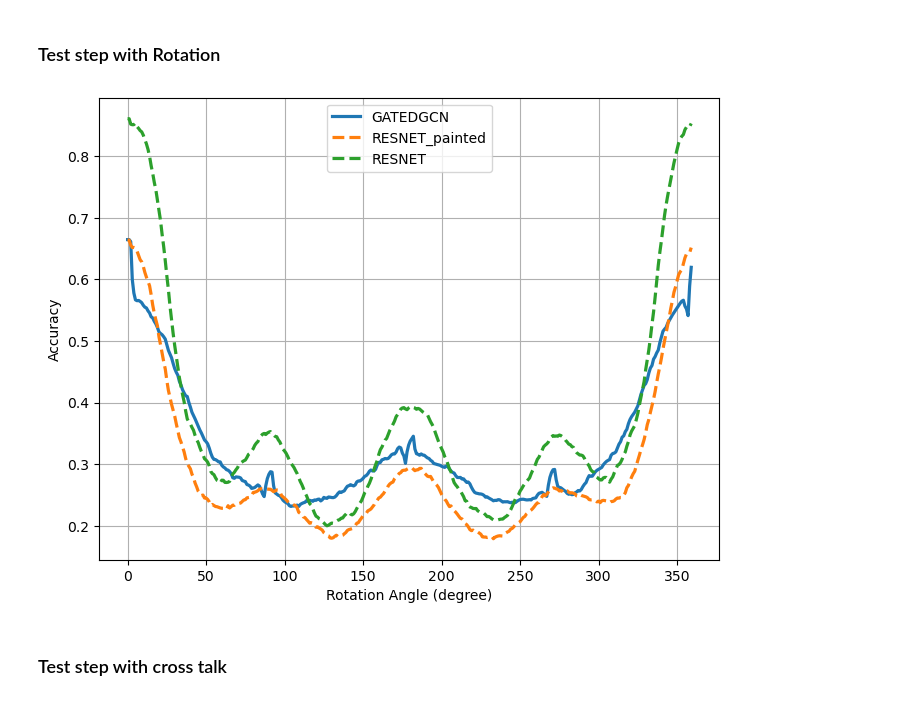
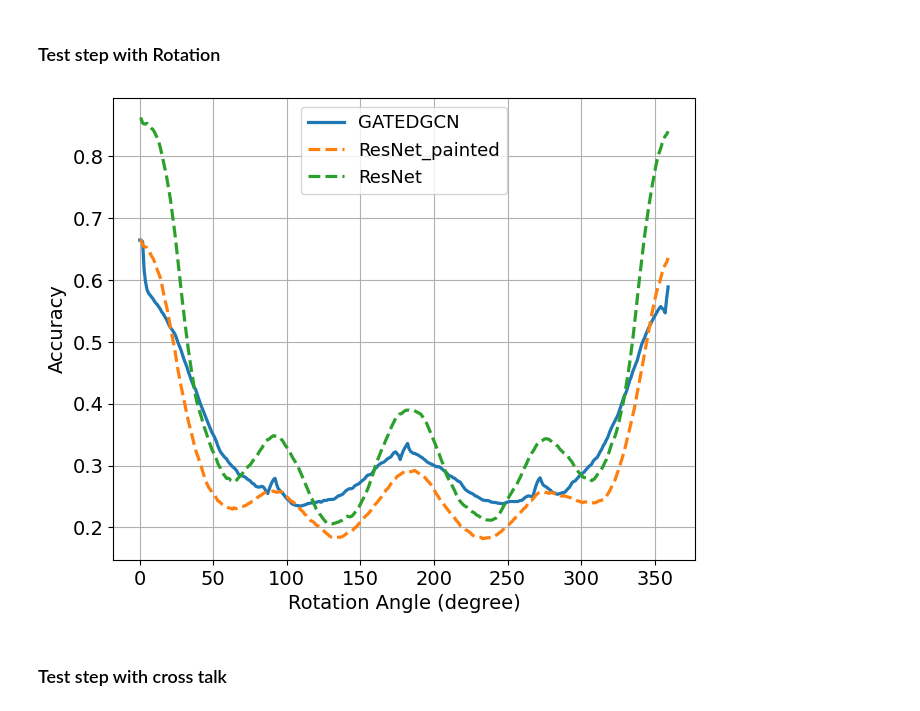
Before and after one commit to chunbaobao/GeNet, a Jupyter notebook: visualization/plot_visualization.ipynb, the cells around one changed output. Drawn from its saved outputs; the diff is of its cells as text; code cells hidden in the pictures.

Commit message:
modify all figures

```diff
--- a/visualization/plot_visualization.ipynb
+++ b/visualization/plot_visualization.ipynb
@@ -48,13 +46,13 @@ if not os.path.exists(out_dir):
 
 dataset_name = 'cifar10'
 dataset_name = 'fashionmnist'
-# dataset_name = 'mnist'
+dataset_name = 'mnist'
 log_dir = './out/logs'
 parser = 'val'
 tag = '_acc'
 ea = event_multiplexer.EventMultiplexer().AddRunsFromDirectory(log_dir)
 ea.Reload()
-plt.figure(figsize=(6,5))
+plt.figure(figsize=(7.5,6))
 markers = ['o', 's', 'D', '|']
 index = 0
 for run in sorted(ea.Runs().keys()):
@@ -65,23 +63,28 @@ for run in sorted(ea.Runs().keys()):
         model_name = run.split('_')[0]
 
 
-        line = plt.plot([s for s in smooth.index], [s for s in smooth.values], label=model_name, linewidth=1.8)
-        plt.plot([s for s in smooth.index][::20], [s for s in smooth.values][::20], linestyle = 'None',
-                marker = markers[index], color = line[0].get_color(), markerfacecolor = 'None', markersize = 8 if markers[index]=='|' else 5, markeredgewidth = 1.5)
+
+
+        line = plt.plot([s for s in smooth.index], [s for s in smooth.values], label=model_name, linewidth=1.8,
+                        marker = markers[index], markerfacecolor = 'None', markersize = 10 if markers[index]=='|' else 6, markeredgewidth = 1.5, markevery = 20)
+        # line = plt.plot([s for s in smooth.index], [s for s in smooth.values], label=model_name, linewidth=1.8)
+        # plt.plot([s for s in smooth.index][::20], [s for s in smooth.values][::20], linestyle = 'None',
+        #         marker = markers[index], color = line[0].get_color(), markerfacecolor = 'None', markersize = 8 if markers[index]=='|' else 5, markeredgewidth = 1.5)
         index += 1
 
 
 
-plt.legend()
-plt.xlabel('Epoch')
-plt.ylabel('Accuracy')
+plt.legend(prop={'size': 13})
+plt.xlabel('Epoch',fontsize = 14)
+plt.ylabel('Accuracy',fontsize = 14)
 if tag == '_loss':
     plt.ylabel('Loss')
 # if parser == 'train':
 #     plt.title('Train Loss in ' + dataset_name.upper())
 # else:
 #     plt.title('Validation Accuracy in ' + dataset_name.upper())
-plt.xticks(np.linspace(0, 400, 5))
+plt.xticks(np.linspace(0, 400, 5),fontsize = 14)
+plt.yticks(fontsize = 14)
 plt.xlim(0, 400)
 plt.grid()
 plt.savefig(out_dir + dataset_name + '_' + parser  + tag + '.pdf', pad_inches=0, bbox_inches='tight')
@@ -185,46 +205,44 @@ dataset_name = 'cifar10'
 # dataset_name = 'mnist'
 # dataset_name = 'fashionmnist'
 log_dir = './out/eval/'
 parser = 'test_acc'
 tag = 'rotation'
 ea = event_multiplexer.EventMultiplexer().AddRunsFromDirectory(log_dir + tag)
 ea.Reload()
 markers = ['o', 's', 'D', '|', '*', '1']
 index = 0
-plt.figure(figsize=(8,6))
+plt.figure(figsize=(7.5,6))
 for run in sorted(ea.Runs().keys()):
     if dataset_name in run.split('_'):
         sc = ea.Scalars(run, parser + '/' + tag)
         df = pd.Series(data=[s.value for s in sc], index=[s.step for s in sc])
-        smooth = df.ewm(alpha= 1 - 0.6).mean()
+        smooth = df.ewm(alpha= 1 - 0.8).mean()
         model_name = run.split('_')[0]
         is_painted = eval(run.split('_')[-1])
         if model_name == 'resnet' and is_painted:
-            line = plt.plot([s for s in smooth.index], [s for s in smooth.values], label=model_name.upper() + '_painted', linewidth=2.3, linestyle='--')
+            line = plt.plot([s for s in smooth.index], [s for s in smooth.values], label='ResNet' + '_painted', linewidth=2.3, linestyle='--')
         elif model_name == 'resnet' and not is_painted:
-            line = plt.plot([s for s in smooth.index], [s for s in smooth.values], label=model_name.upper(), linewidth=2.3, linestyle='--')
+            line = plt.plot([s for s in smooth.index], [s for s in smooth.values], label='ResNet', linewidth=2.3, linestyle='--')
         else:
             line = plt.plot([s for s in smooth.index], [s for s in smooth.values], label=model_name.upper(),linewidth=2.3)
 
         # plt.plot([s for s in smooth.index][::10], [s for s in smooth.values][::10], linestyle = 'None',
         #         marker = markers[index], color = line[0].get_color(), markerfacecolor = 'None', markersize=8, markeredgewidth = 1.5)
         index += 1
-plt.legend()
+
+plt.legend(prop={'size': 13})
 
 
-
-
-
-
-plt.xlabel('Rotation Angle (degree)')
-plt.ylabel('Accuracy')
+plt.xlabel('Rotation Angle (degree)',fontsize = 14)
+plt.ylabel('Accuracy',fontsize = 14)
 # plt.title('Test Accuracy in ' + dataset_name.upper())
-
+plt.xticks(fontsize = 14)
+plt.yticks(fontsize = 14)
 plt.grid()
 plt.savefig(out_dir + dataset_name + '_'  + tag + '.pdf', pad_inches=0, bbox_inches='tight')
 plt.show()
 # %% [output]
-[figure, old version]
+[figure, new version]
 # %% [markdown]
 ### Test step with cross talk
 # %%
```
Also changed, not shown: parts of 6 cells of this notebook, 26 other files.
